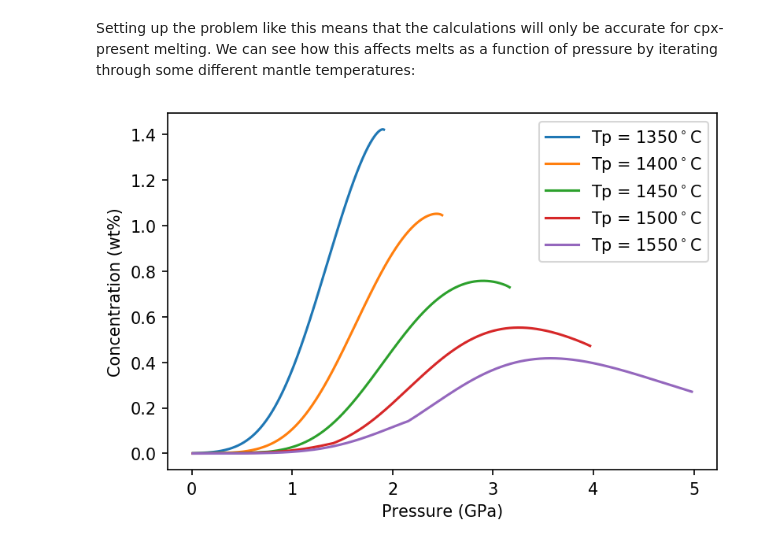
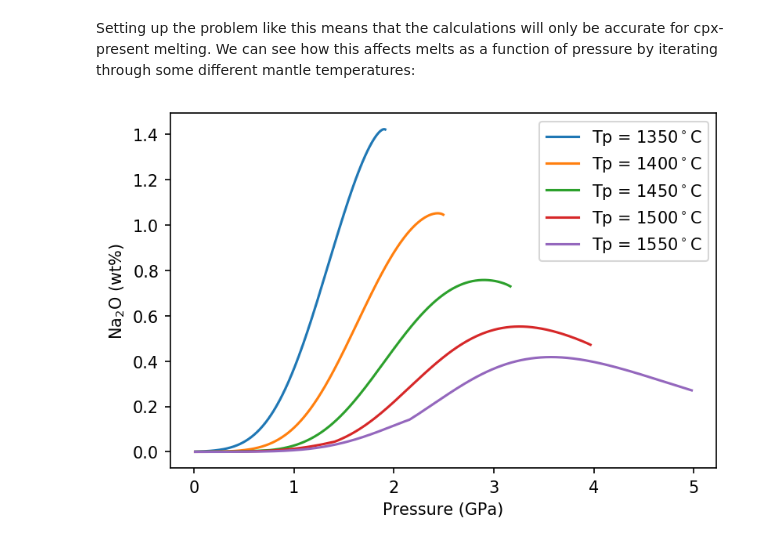
Before and after one commit to simonwmatthews/pyMelt, a Jupyter notebook: docs/tutorial/tutorial3.ipynb, the cells around one changed output. Cells and saved outputs as stored; diff of their text form; code cells hidden in the pictures.

```diff
--- a/docs/tutorial/tutorial3.ipynb
+++ b/docs/tutorial/tutorial3.ipynb
@@ -265,20 +265,20 @@ Setting up the problem like this means that the calculations will only be accura
 # %%
 Tps = [1350, 1400, 1450, 1500, 1550]
 
 lz = m.lithologies.matthews.klb1()
 mantle = m.Mantle([lz], [1.0], ['lz'])
 
 f,a = plt.subplots(dpi=150)
 
 for i in range(len(Tps)):
     column = mantle.AdiabaticMelt(Tps[i])
     column.calculate_chemistry(species_objects = {'lz' :[species]})
     a.plot(column.P, column.lithologies['lz']['Na'], label='Tp = {:.0f}$^\circ$C'.format(Tps[i]))
 
 a.legend()
 a.set_xlabel('Pressure (GPa)')
-a.set_ylabel('Concentration (wt%)')
+a.set_ylabel('Na$_2$O (wt%)')
 
 plt.show()
 # %% [output]
-[figure, old version]
+[figure, new version]
```
